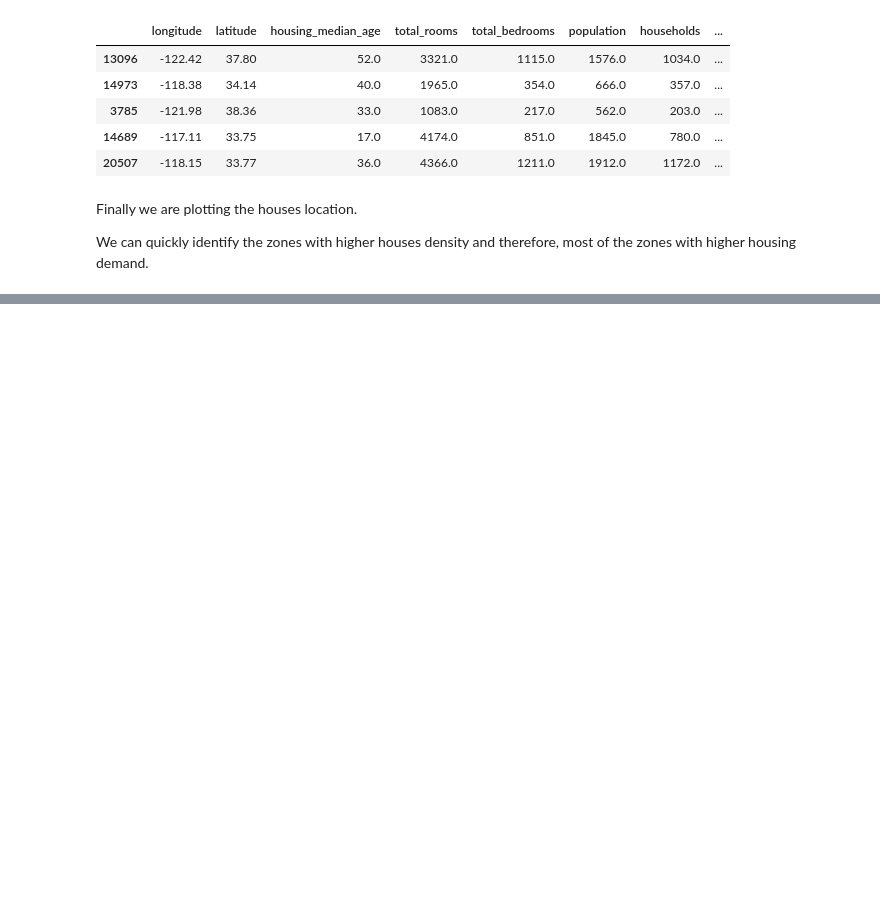
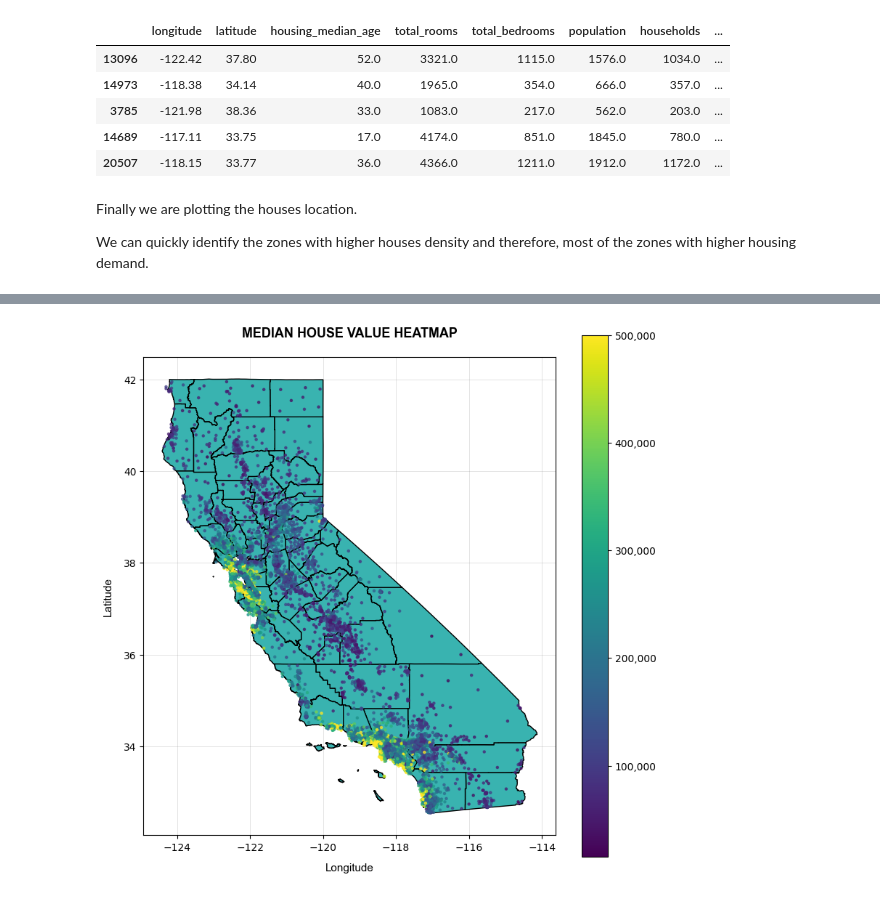
Before and after one commit to Slindex/ML-Projects, a Jupyter notebook: supervised_regression/supervised_regression.ipynb, the cells around one changed output, grey strips where cells are left out. Saved outputs shown, nothing was run; the diff lists cells and outputs as text; code cells hidden in the pictures; blank space fills up the shorter version.

```diff
--- a/supervised_regression/supervised_regression.ipynb
+++ b/supervised_regression/supervised_regression.ipynb
@@ -315,0 +322,32 @@ ut.saveGraph('california_houses_distribution')
+# %%
+# Creating the graph axis and figure elements
+fig, ax = plt.subplots(figsize=(8, 8))
+
+# Setting the grid configuration
+ax.grid(True, color='grey', linewidth='0.5', alpha=0.3)
+ax.set_axisbelow(True)
+
+ax.set_title('MEDIAN HOUSE VALUE HEATMAP', loc='center', pad=20, weight='bold', fontsize=13, fontfamily='arial')
+
+ax.set_xlabel('Longitude', labelpad=10, fontsize=11, fontfamily='arial')
+ax.set_ylabel('Latitude', labelpad=10, fontsize=11, fontfamily='arial')
+
+# Plotting the map shape
+californiaMap.plot(ax=ax, color='#39B3B0', edgecolor='black') #type: ignore
+
+# Plotting the houses location scatter plot
+scatter_plot = gdf.plot(ax=ax,
+                        marker='o',
+                        markersize=5,
+                        alpha=0.7,
+                        column='median_house_value',
+                        cmap='viridis',
+                        legend=True
+                        ) #type: ignore
+
+colorbar = scatter_plot.get_figure().get_axes()[1]
+colorbar.get_yaxis().set_major_formatter(ticker.FuncFormatter(ut.thousandsFormat))
+
+ut.saveGraph('median_house_value_heatmap')
+# %% [output]
+[figure, added]
```
Also changed, not shown: parts of 3 cells of this notebook, 2 other files.
